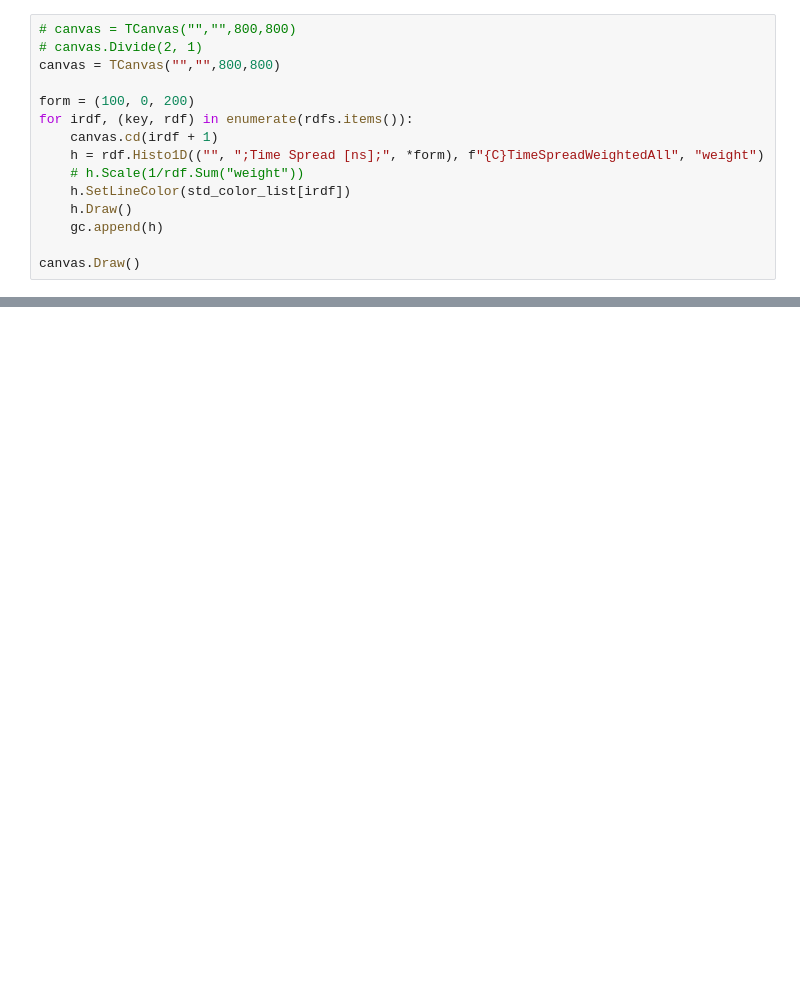
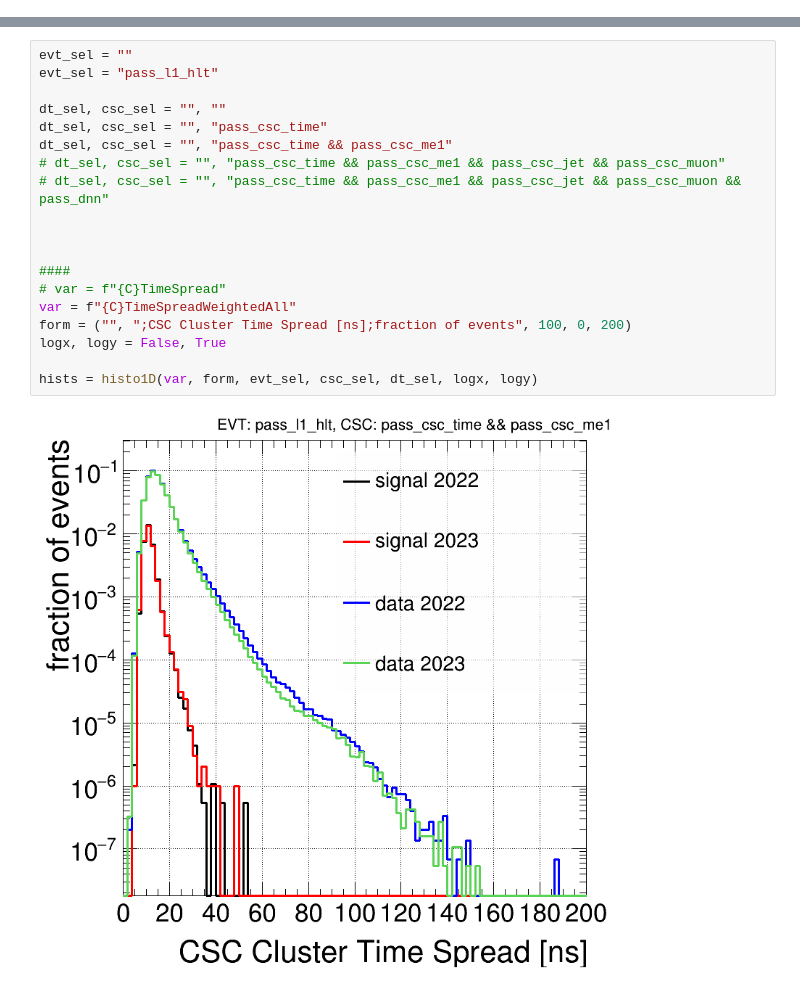
Before and after one commit to cms-lpc-llp/mds_analysis, a Jupyter notebook: notebooks/timespread.ipynb, the cells around one changed output, grey strips where cells are left out. Drawn from its saved outputs; the diff is of its cells as text; blank space fills up the shorter version.

```diff
--- a/notebooks/timespread.ipynb
+++ b/notebooks/timespread.ipynb
@@ -105,15 +201,0 @@ for key, rdf in rdfs.items():
-# %%
-# canvas = TCanvas("","",800,800)
-# canvas.Divide(2, 1)
-canvas = TCanvas("","",800,800)
-
-form = (100, 0, 200)
-for irdf, (key, rdf) in enumerate(rdfs.items()):
-    canvas.cd(irdf + 1)
-    h = rdf.Histo1D(("", ";Time Spread [ns];", *form), f"{C}TimeSpreadWeightedAll", "weight")
-    # h.Scale(1/rdf.Sum("weight"))
-    h.SetLineColor(std_color_list[irdf])
-    h.Draw()
-    gc.append(h)
-
-canvas.Draw()
@@ -121,0 +281,21 @@ NameError: name 'rdfs' is not defined
+# %%
+evt_sel = ""
+evt_sel = "pass_l1_hlt"
+
+dt_sel, csc_sel = "", ""
+dt_sel, csc_sel = "", "pass_csc_time"
+dt_sel, csc_sel = "", "pass_csc_time && pass_csc_me1"
+# dt_sel, csc_sel = "", "pass_csc_time && pass_csc_me1 && pass_csc_jet && pass_csc_muon"
+# dt_sel, csc_sel = "", "pass_csc_time && pass_csc_me1 && pass_csc_jet && pass_csc_muon && pass_dnn"
+
+
+
+####
+# var = f"{C}TimeSpread"
+var = f"{C}TimeSpreadWeightedAll"
+form = ("", ";CSC Cluster Time Spread [ns];fraction of events", 100, 0, 200)
+logx, logy = False, True
+
+hists = histo1D(var, form, evt_sel, csc_sel, dt_sel, logx, logy)
+# %% [output]
+[figure, added]
```
Also changed, not shown: parts of 19 cells of this notebook, 1 other file.
